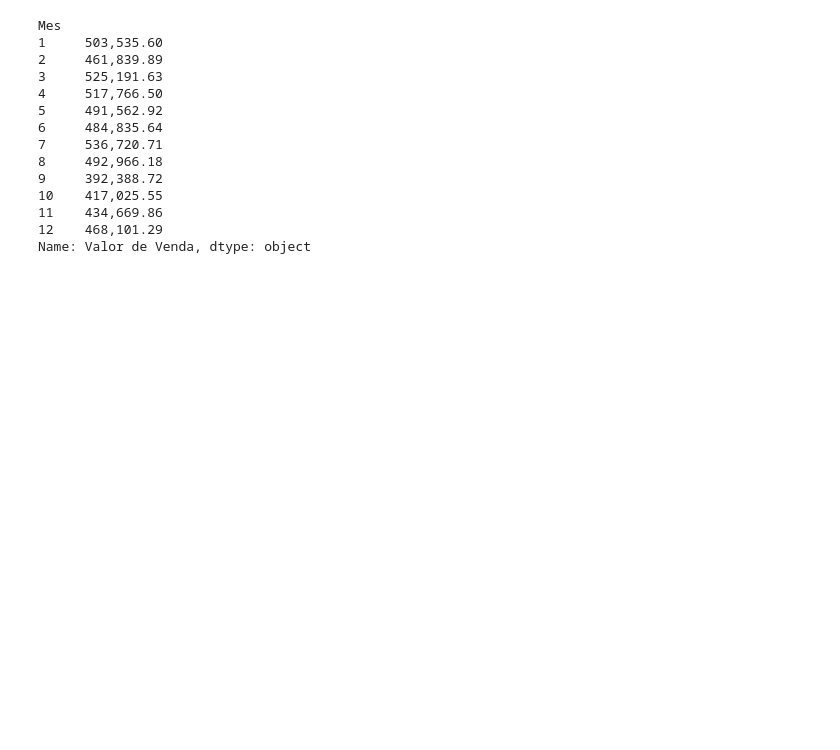
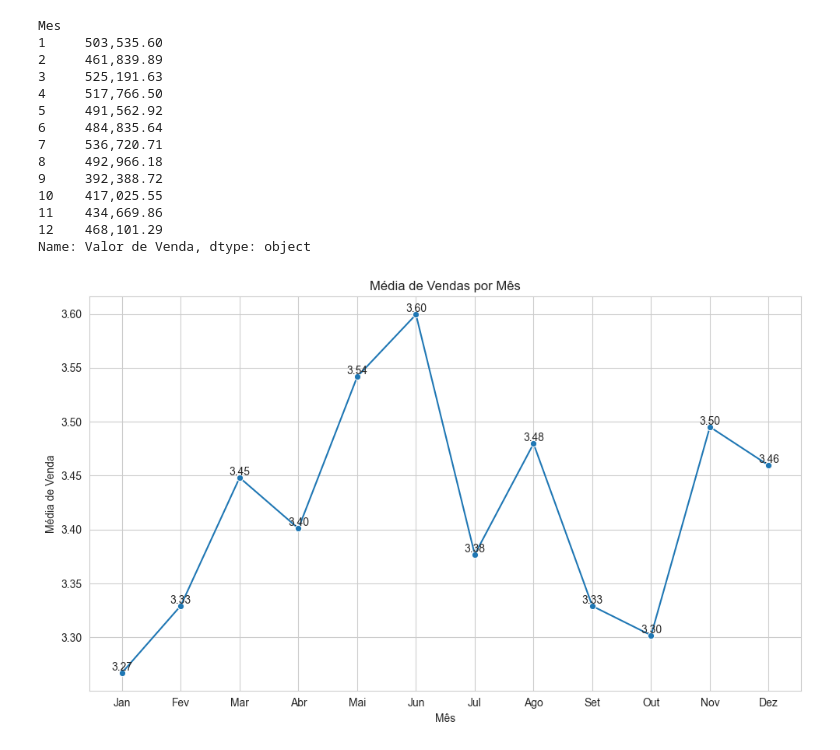
Before and after one commit to Jacksonvieira431/combustiveis_automotivos, a Jupyter notebook: 3_series_temporais.ipynb, the cells around one changed output. Drawn from its saved outputs; the diff is of its cells as text; code cells hidden in the pictures; blank space fills up the shorter version.

```diff
--- a/3_series_temporais.ipynb
+++ b/3_series_temporais.ipynb
@@ -87,3 +127,28 @@ Mes
 11    434,669.86
 12    468,101.29
 Name: Valor de Venda, dtype: object
+# %%
+media_vendas_por_mes = amostra_df.groupby('Mes')['Valor de Venda'].mean()
+
+sns.set_style("whitegrid")
+plt.figure(figsize=(10, 6))
+
+grafico_mes = sns.lineplot(x=media_vendas_por_mes.index, y=media_vendas_por_mes.values, marker="o")
+
+plt.xticks(range(1, 13), ['Jan', 'Fev', 'Mar', 'Abr', 'Mai', 'Jun', 'Jul', 'Ago', 'Set', 'Out', 'Nov', 'Dez'])
+plt.title("Média de Vendas por Mês")
+plt.xlabel("Mês")
+plt.ylabel("Média de Venda")
+
+for mes, valor_medio in media_vendas_por_mes.items():
+    plt.text(mes, valor_medio, f'{valor_medio:.2f}', ha='center', va='bottom', fontsize=10)
+
+if not os.path.exists("Graficos_Seres_Temporais"):
+    os.makedirs("Graficos_Seres_Temporais")
+
+plt.tight_layout()
+plt.savefig("Graficos_Seres_Temporais/Media-de-vendas-por-Mes.png")
+
+plt.show()
+# %% [output]
+[figure, added]
```
Also changed, not shown: parts of 12 cells of this notebook, 13 other files.
